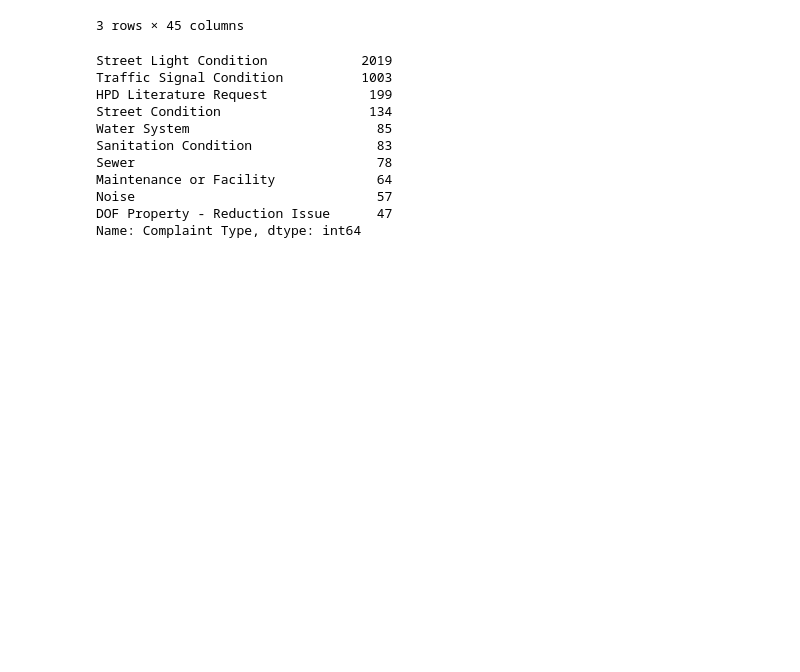
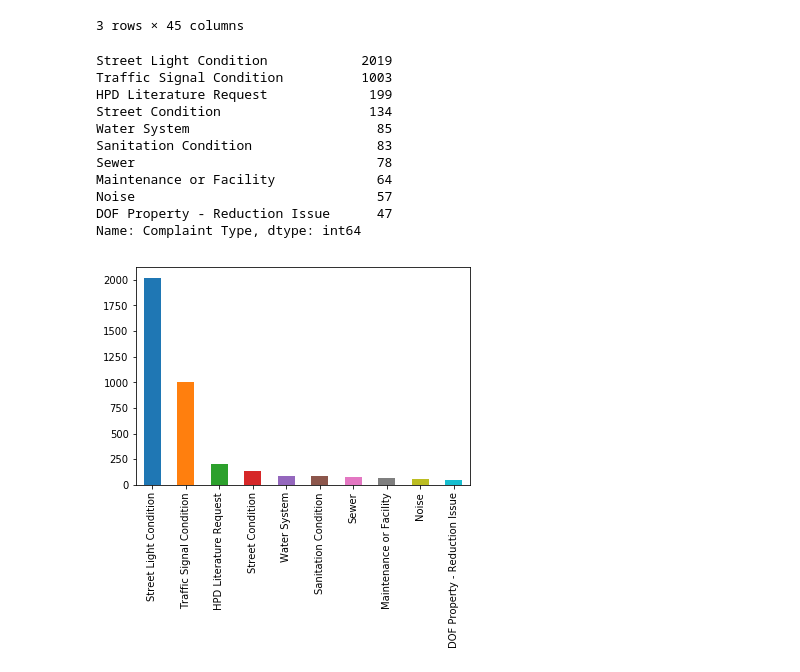
Before and after one commit to milochen0418/milo-education-python, a Jupyter notebook: Introduction to Pandas.ipynb, the cells around one changed output. Drawn from its saved outputs; the diff is of its cells as text; code cells hidden in the pictures; blank space fills up the shorter version.

```diff
--- a/Introduction to Pandas.ipynb
+++ b/Introduction to Pandas.ipynb
@@ -296,3 +296,10 @@ Maintenance or Facility             64
 Noise                               57
 DOF Property - Reduction Issue      47
 Name: Complaint Type, dtype: int64
+# %%
+# . We can even plot it directly
+import matplotlib.pyplot as plt
+df['Complaint Type'].value_counts()[:10].plot(kind = 'bar')
+plt.show()
+# %% [output]
+[figure, added]
```
